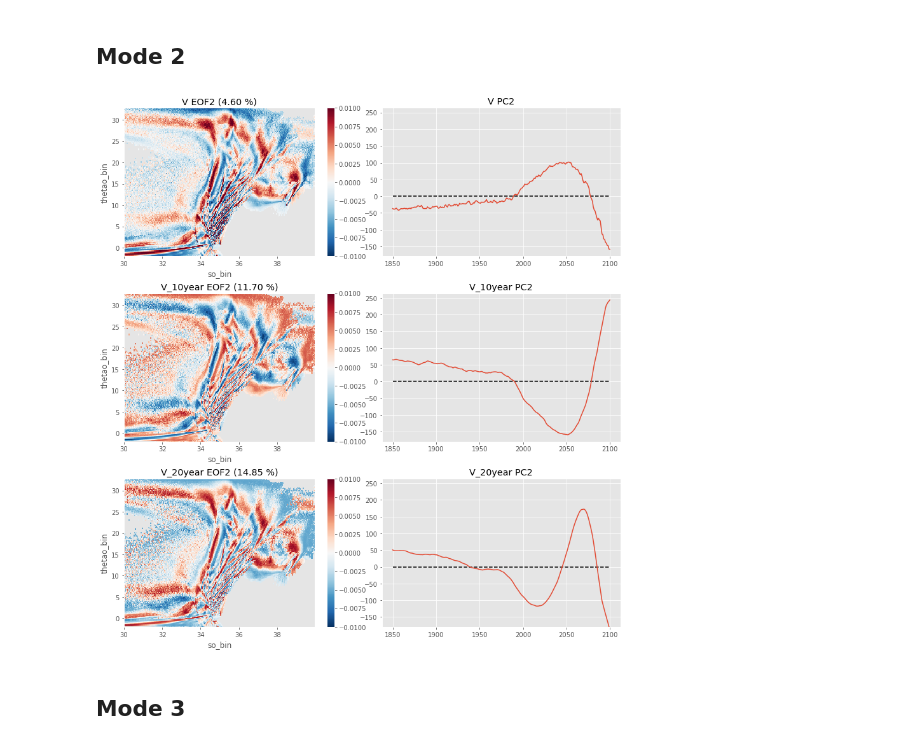
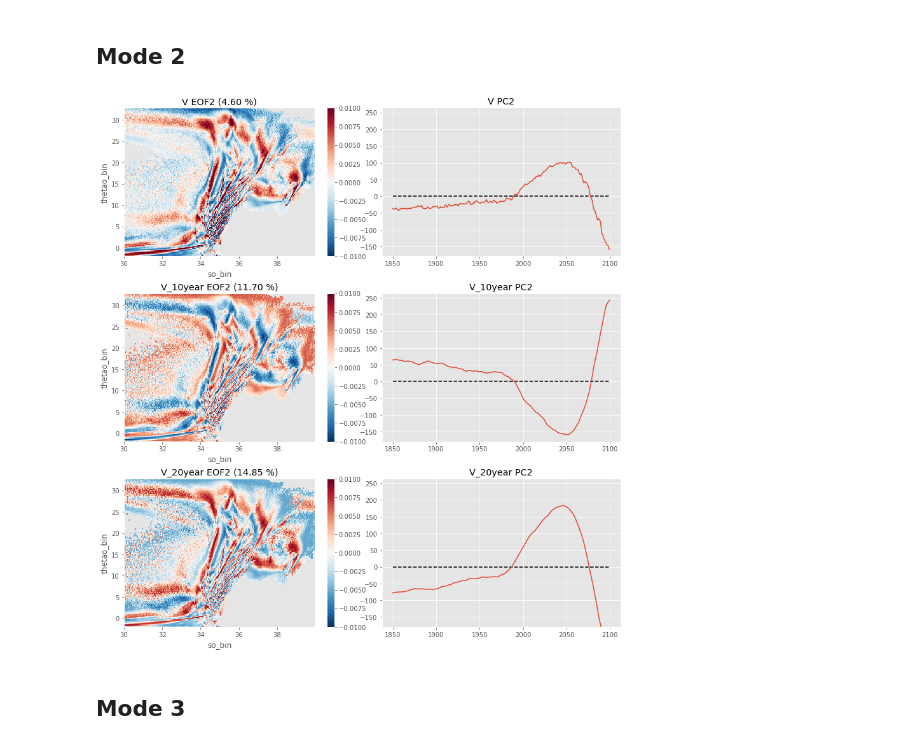
Before and after one commit to ysilvy/bin_TS, a Jupyter notebook: eof_regular_vs_tempsmoothing.ipynb, the cells around one changed output. Saved outputs shown, nothing was run; the diff lists cells and outputs as text; code cells hidden in the pictures.

```diff
--- a/eof_regular_vs_tempsmoothing.ipynb
+++ b/eof_regular_vs_tempsmoothing.ipynb
@@ -142,35 +142,35 @@ eof22 = eofs2[1,:].unstack('z')
 
 vmin = -0.01 # vmin = np.min(np.array([eof20,eof21,eof22]))
 vmax = 0.01 # vmax = np.max(np.array([eof20,eof21,eof22]))
 
 c = eof20.T.plot(ax=ax[0,0],add_colorbar=False,vmin=vmin,vmax=vmax,center=0,cmap='RdBu_r')
 cb = fig.colorbar(c,ax=ax[0,0],label='')
 ax[0,0].set_title('V EOF2 ('+'%.2f '% Decimal(str(var20))+'%)')
 ax[0,1].plot(time,pcs[:,1])
 ax[0,1].hlines(0,time[0],time[-1],colors='k',linestyles='dashed')
 ax[0,1].set_title('V PC2')
 
 c = eof21.T.plot(ax=ax[1,0],add_colorbar=False,vmin=vmin,vmax=vmax,center=0,cmap='RdBu_r')
 cb = fig.colorbar(c,ax=ax[1,0],label='')
 ax[1,0].set_title('V_10year EOF2 ('+'%.2f '% Decimal(str(var21))+'%)')
 ax[1,1].plot(time,pcs1[:,1])
 ax[1,1].hlines(0,time[0],time[-1],colors='k',linestyles='dashed')
 ax[1,1].set_title('V_10year PC2')
 
 c = eof22.T.plot(ax=ax[2,0],add_colorbar=False,vmin=vmin,vmax=vmax,center=0,cmap='RdBu_r')
 cb = fig.colorbar(c,ax=ax[2,0],label='')
 ax[2,0].set_title('V_20year EOF2 ('+'%.2f '% Decimal(str(var22))+'%)')
-ax[2,1].plot(time,pcs2[:,2])
+ax[2,1].plot(time,pcs2[:,1])
 ax[2,1].hlines(0,time[0],time[-1],colors='k',linestyles='dashed')
 ax[2,1].set_title('V_20year PC2')
 
 ylim = ax[1,1].get_ylim()
 ax[0,1].set_ylim(ylim[0],ylim[1])
 ax[2,1].set_ylim(ylim[0],ylim[1])
 
 plt.subplots_adjust(hspace=0.25,wspace=0.08)
 # %% [output]
-[figure, old version]
+[figure, new version]
 # %% [markdown]
 ## Mode 3
 # %%
```
Also changed, not shown: parts of 2 cells of this notebook.
